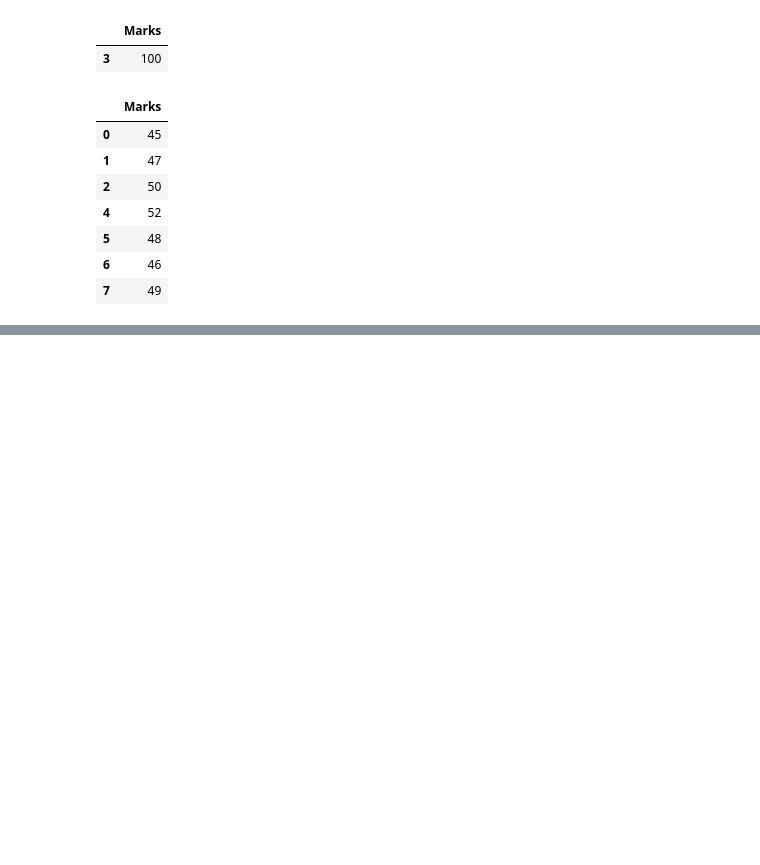
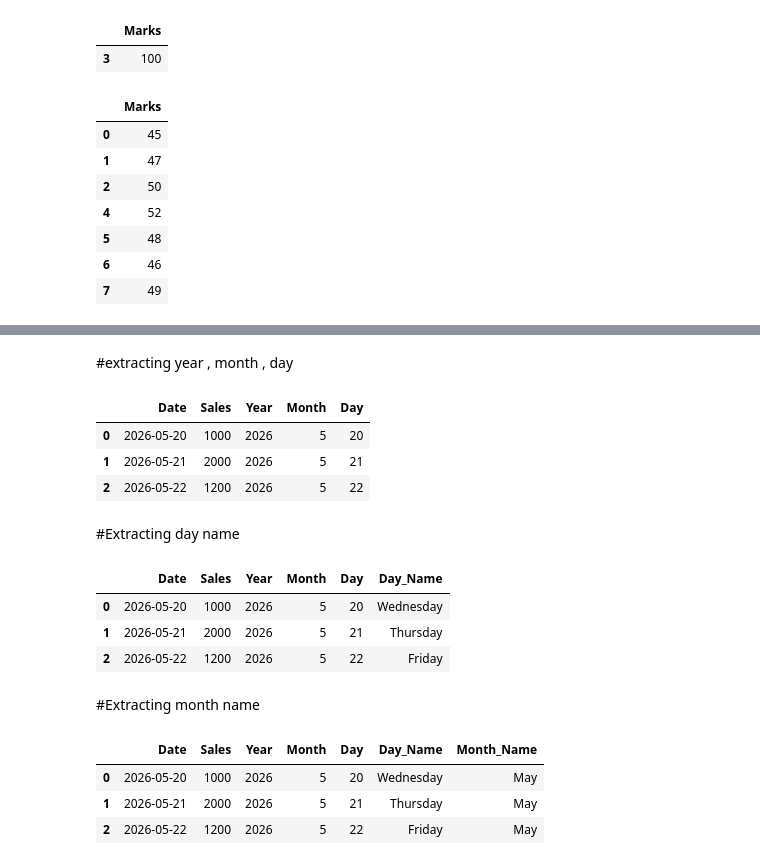
Before and after one commit to Vikram957/Pandas, a Jupyter notebook: d_pandas.ipynb, the cells around one changed output, grey strips where cells are left out. Drawn from its saved outputs; the diff is of its cells as text; code cells hidden in the pictures; blank space fills up the shorter version.

```diff
--- a/d_pandas.ipynb
+++ b/d_pandas.ipynb
@@ -1917,0 +1951,4 @@ print(df)
+# %%
+df = dframe.copy()
+# %%
+df['Date'] = pd.to_datetime(df['Date'])
@@ -1917,0 +1969,32 @@ print(df)
+# %% [markdown]
+#extracting year , month , day
+# %%
+df['Year'] = df['Date'].dt.year
+df['Month'] = df['Date'].dt.month
+df['Day'] = df['Date'].dt.day
+df
+# %% [output]
+|  | Date | Sales | Year | Month | Day |
+| 0 | 2026-05-20 | 1000 | 2026 | 5 | 20 |
+| 1 | 2026-05-21 | 2000 | 2026 | 5 | 21 |
+| 2 | 2026-05-22 | 1200 | 2026 | 5 | 22 |
+# %% [markdown]
+#Extracting day name
+# %%
+df['Day_Name'] = df['Date'].dt.day_name()
+df
+# %% [output]
+|  | Date | Sales | Year | Month | Day | Day_Name |
+| 0 | 2026-05-20 | 1000 | 2026 | 5 | 20 | Wednesday |
+| 1 | 2026-05-21 | 2000 | 2026 | 5 | 21 | Thursday |
+| 2 | 2026-05-22 | 1200 | 2026 | 5 | 22 | Friday |
+# %% [markdown]
+#Extracting month name
+# %%
+df['Month_Name'] = df['Date'].dt.month_name()
+df
+# %% [output]
+|  | Date | Sales | Year | Month | Day | Day_Name | Month_Name |
+| 0 | 2026-05-20 | 1000 | 2026 | 5 | 20 | Wednesday | May |
+| 1 | 2026-05-21 | 2000 | 2026 | 5 | 21 | Thursday | May |
+| 2 | 2026-05-22 | 1200 | 2026 | 5 | 22 | Friday | May |
```
Also changed, not shown: parts of 22 cells of this notebook.
